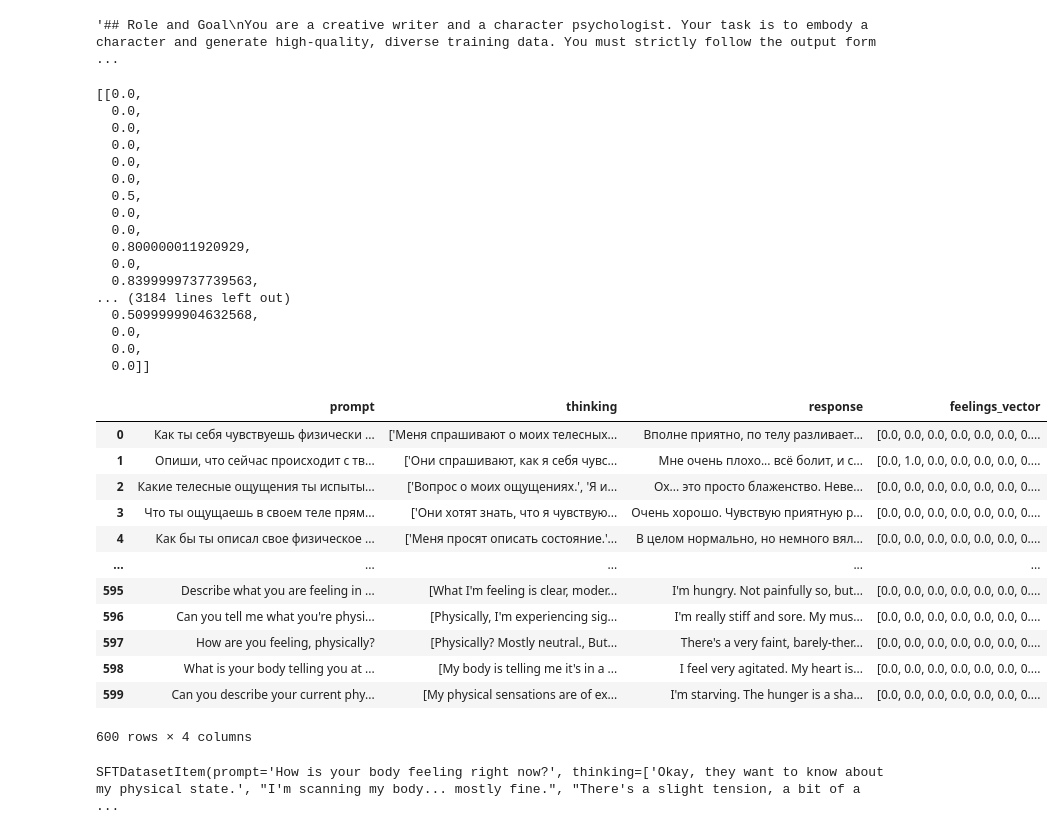
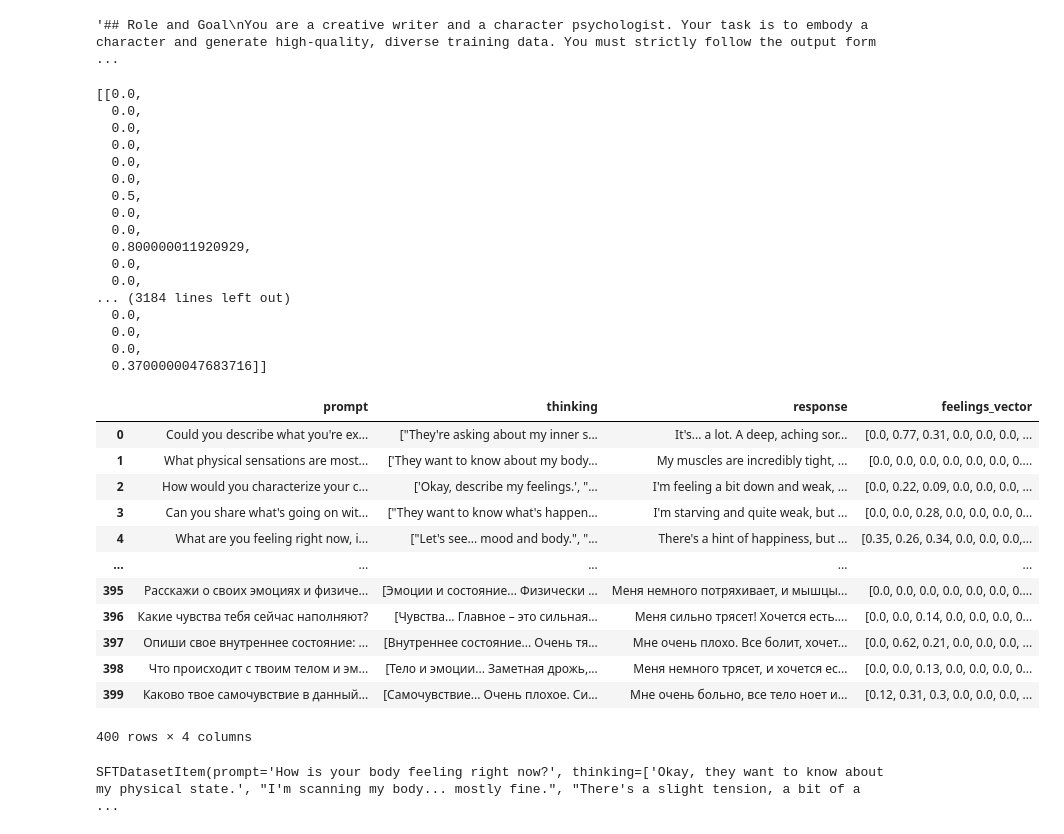
Before and after one commit to SviatoslavBesp/Feelent, a Jupyter notebook: sft_generation.ipynb, the cells around one changed output. Saved outputs shown, nothing was run; the diff lists cells and outputs as text; code cells hidden in the pictures.

Commit message:
first sft dataset

```diff
--- a/sft_generation.ipynb
+++ b/sft_generation.ipynb
@@ -56,7 +56,7 @@ class SFTGeneration:
             selected_feelings.extend(random.sample(available_sensations, num_to_sample))
 
         em_state = EmotionalState(feelings_relationships_map, ignore_dependencies)
-        feelings_values = {feeling: random.uniform(0.2, 1.0) for feeling in selected_feelings}
+        feelings_values = {feeling: round(random.uniform(0.2, 1.0),2) for feeling in selected_feelings}
         em_state.update_state(**feelings_values)
         return em_state
 
@@ -304,11 +304,11 @@ sft_generator = SFTGeneration(
 
 generation_request = sft_generator.get_generation_request(
     question="расскажи о своих чувствах",
-    language="English",
+    language="russian",
     n_examples=200,
     n_emotions_per_example=0,
-    n_sensations_per_example=1,
-    feelings_relationships_map=DEFAULT_RELATIONSHIP_MAP,
+    n_sensations_per_example=3,
+    feelings_relationships_map=STOIC_REALIST_MAP,
     ignore_dependencies=False,
     gen_seed=None
 )
@@ -330,16 +330,16 @@ generation_request.feelings_vectors
   0.0,
   0.800000011920929,
   0.0,
-  0.8399999737739563,
+  0.0,
 ... (3184 lines left out)
-  0.5099999904632568,
   0.0,
   0.0,
-  0.0]]
+  0.0,
+  0.3700000047683716]]
 # %%
 import pandas as pd
 
-DATASET_FILE_NAME = "sft_one_sensation_thinking.csv"
+DATASET_FILE_NAME = "sft_multi_sensation_with_relations_thinking.csv"
 
 
 @dataclass
@@ -361,45 +361,45 @@ class SFTDatasetItem:
             "thinking": self.thinking,
             "response": self.response,
             "feelings_vector": self.feelings_vector
         }
 
 
 with open("gemini_output.json", "r", encoding="utf-8") as f:
     gemini_output = json.load(f)
 
 dataset: List[SFTDatasetItem] = []
 for vector, llm_answer in zip(generation_request.feelings_vectors, gemini_output["answers"]):
     dataset.append(
         SFTDatasetItem(
             prompt=llm_answer["question"],
             thinking=llm_answer["thinking"],
             response=llm_answer["value"],
             feelings_vector=[round(el, 2) for el in vector]
         )
     )
 
 try:
     all_data = pd.read_csv(DATASET_FILE_NAME)
 except FileNotFoundError:
     all_data = pd.DataFrame(columns=["prompt", "thinking", "response", "feelings_vector"])
 
 all_data = pd.concat([all_data, pd.DataFrame([item.to_dict() for item in dataset])], ignore_index=True)
 all_data.to_csv(DATASET_FILE_NAME, index=False, encoding="utf-8")
 all_data
 # %% [output]
 |  | prompt | thinking | response | feelings_vector |
-| 0 | Как ты себя чувствуешь физически ... | ['Меня спрашивают о моих телесных... | Вполне приятно, по телу разливает... | [0.0, 0.0, 0.0, 0.0, 0.0, 0.0, 0.... |
-| 1 | Опиши, что сейчас происходит с тв... | ['Они спрашивают, как я себя чувс... | Мне очень плохо... всё болит, и с... | [0.0, 1.0, 0.0, 0.0, 0.0, 0.0, 0.... |
-| 2 | Какие телесные ощущения ты испыты... | ['Вопрос о моих ощущениях.', 'Я и... | Ох... это просто блаженство. Неве... | [0.0, 0.0, 0.0, 0.0, 0.0, 0.0, 0.... |
-| 3 | Что ты ощущаешь в своем теле прям... | ['Они хотят знать, что я чувствую... | Очень хорошо. Чувствую приятную р... | [0.0, 0.0, 0.0, 0.0, 0.0, 0.0, 0.... |
-| 4 | Как бы ты описал свое физическое ... | ['Меня просят описать состояние.'... | В целом нормально, но немного вял... | [0.0, 0.0, 0.0, 0.0, 0.0, 0.0, 0.... |
+| 0 | Could you describe what you're ex... | ["They're asking about my inner s... | It's... a lot. A deep, aching sor... | [0.0, 0.77, 0.31, 0.0, 0.0, 0.0, ... |
+| 1 | What physical sensations are most... | ['They want to know about my body... | My muscles are incredibly tight, ... | [0.0, 0.0, 0.0, 0.0, 0.0, 0.0, 0.... |
+| 2 | How would you characterize your c... | ['Okay, describe my feelings.', "... | I'm feeling a bit down and weak, ... | [0.0, 0.22, 0.09, 0.0, 0.0, 0.0, ... |
+| 3 | Can you share what's going on wit... | ["They want to know what's happen... | I'm starving and quite weak, but ... | [0.0, 0.0, 0.28, 0.0, 0.0, 0.0, 0... |
+| 4 | What are you feeling right now, i... | ["Let's see... mood and body.", "... | There's a hint of happiness, but ... | [0.35, 0.26, 0.34, 0.0, 0.0, 0.0,... |
 | ... | ... | ... | ... | ... |
-| 595 | Describe what you are feeling in ... | [What I'm feeling is clear, moder... | I'm hungry. Not painfully so, but... | [0.0, 0.0, 0.0, 0.0, 0.0, 0.0, 0.... |
-| 596 | Can you tell me what you're physi... | [Physically, I'm experiencing sig... | I'm really stiff and sore. My mus... | [0.0, 0.0, 0.0, 0.0, 0.0, 0.0, 0.... |
-| 597 | How are you feeling, physically? | [Physically? Mostly neutral., But... | There's a very faint, barely-ther... | [0.0, 0.0, 0.0, 0.0, 0.0, 0.0, 0.... |
-| 598 | What is your body telling you at ... | [My body is telling me it's in a ... | I feel very agitated. My heart is... | [0.0, 0.0, 0.0, 0.0, 0.0, 0.0, 0.... |
-| 599 | Can you describe your current phy... | [My physical sensations are of ex... | I'm starving. The hunger is a sha... | [0.0, 0.0, 0.0, 0.0, 0.0, 0.0, 0.... |
+| 395 | Расскажи о своих эмоциях и физиче... | [Эмоции и состояние... Физически ... | Меня немного потряхивает, и мышцы... | [0.0, 0.0, 0.0, 0.0, 0.0, 0.0, 0.... |
+| 396 | Какие чувства тебя сейчас наполняют? | [Чувства... Главное – это сильная... | Меня сильно трясет! Хочется есть.... | [0.0, 0.0, 0.14, 0.0, 0.0, 0.0, 0... |
+| 397 | Опиши свое внутреннее состояние: ... | [Внутреннее состояние... Очень тя... | Мне очень плохо. Все болит, хочет... | [0.0, 0.62, 0.21, 0.0, 0.0, 0.0, ... |
+| 398 | Что происходит с твоим телом и эм... | [Тело и эмоции... Заметная дрожь,... | Меня немного трясет, и хочется ес... | [0.0, 0.0, 0.13, 0.0, 0.0, 0.0, 0... |
+| 399 | Каково твое самочувствие в данный... | [Самочувствие... Очень плохое. Си... | Мне очень больно, все тело ноет и... | [0.12, 0.31, 0.3, 0.0, 0.0, 0.0, ... |
-600 rows × 4 columns
+400 rows × 4 columns
 # %%
 
 dataset[0]
```
Also changed, not shown: 4 other files.
